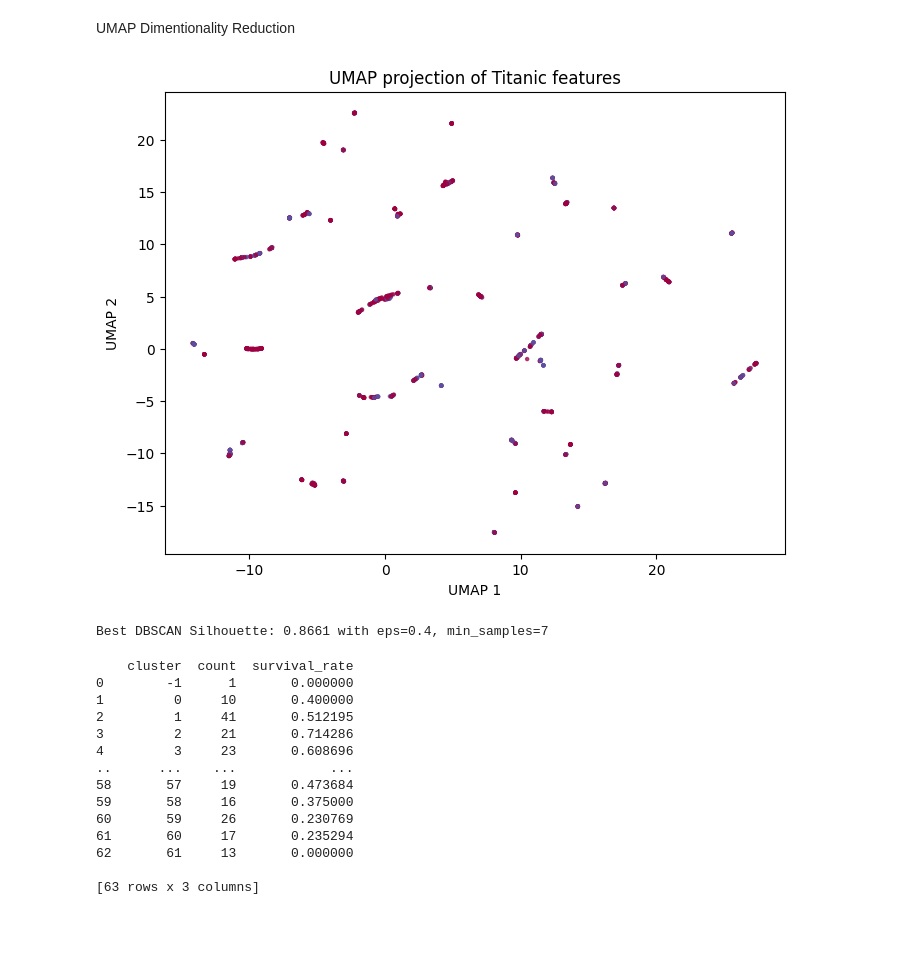
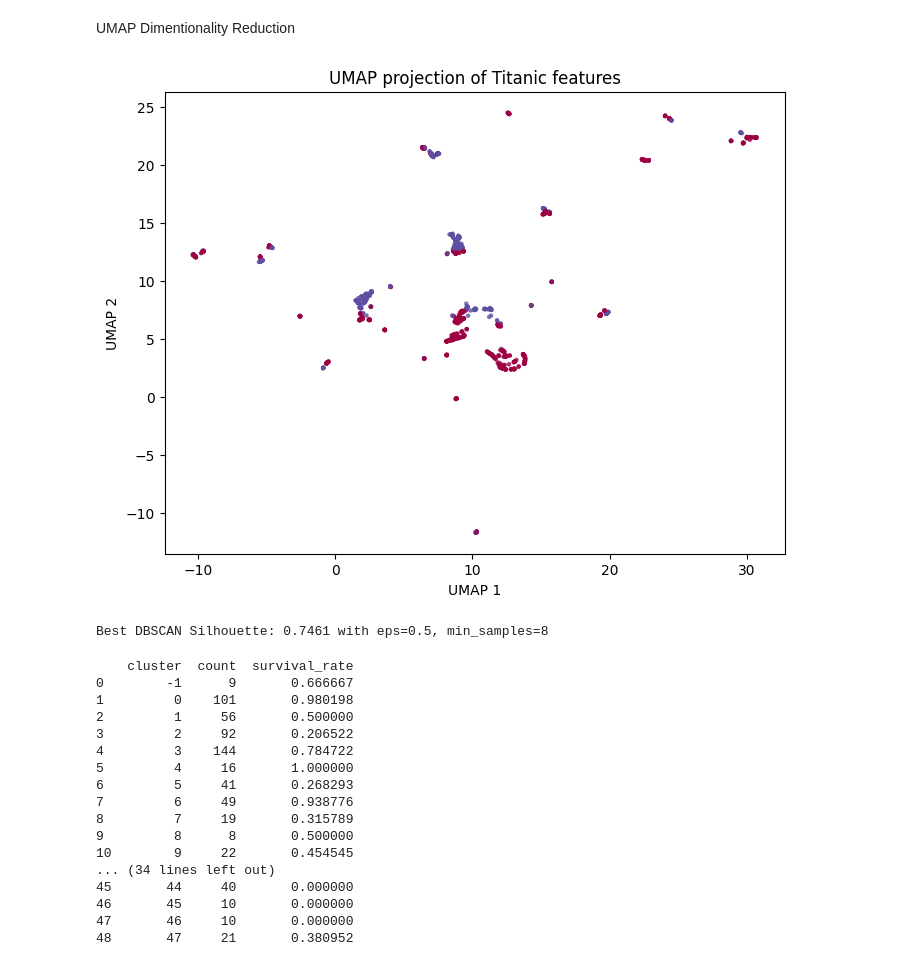
Before and after one commit to MasonGillDev/ML-Final, a Jupyter notebook: Precessing.ipynb, the cells around one changed output. Saved outputs shown, nothing was run; the diff lists cells and outputs as text; code cells hidden in the pictures; blank space fills up the shorter version.

```diff
--- a/Precessing.ipynb
+++ b/Precessing.ipynb
@@ -16,7 +16,7 @@ df["ageNull"] = df["age"].isnull().astype(int)
 # %% [markdown]
 Imute Missing Data
 # %%
-numeric_cols = ["age","fare", "pclass", "sibsp", "parch","survived"]
+numeric_cols = ["age","fare", "pclass", "sibsp", "parch"]
 
 
 X_num = df[numeric_cols]
@@ -93,6 +93,9 @@ df.drop(columns=["ticket"], inplace=True)
 # %%
 df_clean = df.dropna().reset_index(drop=True)
 df.drop(columns=["survived"], inplace=True)
+
+
+X_scaled = scaler.fit_transform(df_clean)
 # %% [markdown]
 UMAP Dimentionality Reduction
 # %%
@@ -103,25 +106,23 @@ reducer = umap.UMAP(
 )
 
 
-X_umap = reducer.fit_transform(df_clean)
+X_umap = reducer.fit_transform(X_scaled)
 # %%
-df_clean["UMAP1"] = X_umap[:, 0]
-df_clean["UMAP2"] = X_umap[:, 1]
-
+df_clean["UMAP1"], df_clean["UMAP2"] = X_umap[:,0], X_umap[:,1]
 plt.figure(figsize=(8, 6))
 plt.scatter(
     X_umap[:, 0], X_umap[:, 1],
     c=df_clean["survived"],
     cmap="Spectral",
     s=5,
     alpha=0.7
 )
 plt.title("UMAP projection of Titanic features")
 plt.xlabel("UMAP 1")
 plt.ylabel("UMAP 2")
 plt.show()
 # %% [output]
-[figure, old version]
+[figure, new version]
 # %%
 best_db = None
 best_score = -1
@@ -138,7 +139,7 @@ for eps in np.arange(0.1, 1.1, 0.1):
 
 print(f"Best DBSCAN Silhouette: {best_score:.4f} with eps={best_params[0]}, min_samples={best_params[1]}")
 # %% [output]
-Best DBSCAN Silhouette: 0.8661 with eps=0.4, min_samples=7
+Best DBSCAN Silhouette: 0.7461 with eps=0.5, min_samples=8
 # %%
 coords = df_clean[["UMAP1", "UMAP2"]].values
 db = DBSCAN(eps=0.3, min_samples=3)
@@ -152,19 +153,22 @@ cluster_stats = (
 print(cluster_stats)
 # %% [output]
     cluster  count  survival_rate
-0        -1      1       0.000000
-1         0     10       0.400000
-2         1     41       0.512195
-3         2     21       0.714286
-4         3     23       0.608696
-..      ...    ...            ...
-58       57     19       0.473684
-59       58     16       0.375000
-60       59     26       0.230769
-61       60     17       0.235294
-62       61     13       0.000000
-
-[63 rows x 3 columns]
+0        -1      9       0.666667
+1         0    101       0.980198
+2         1     56       0.500000
+3         2     92       0.206522
+4         3    144       0.784722
+5         4     16       1.000000
+6         5     41       0.268293
+7         6     49       0.938776
+8         7     19       0.315789
+9         8      8       0.500000
+10        9     22       0.454545
+... (34 lines left out)
+45       44     40       0.000000
+46       45     10       0.000000
+47       46     10       0.000000
+48       47     21       0.380952
 # %%
 
 plt.scatter(coords[:,0], coords[:,1],
```
Also changed, not shown: parts of 2 cells of this notebook, 1 other file.
